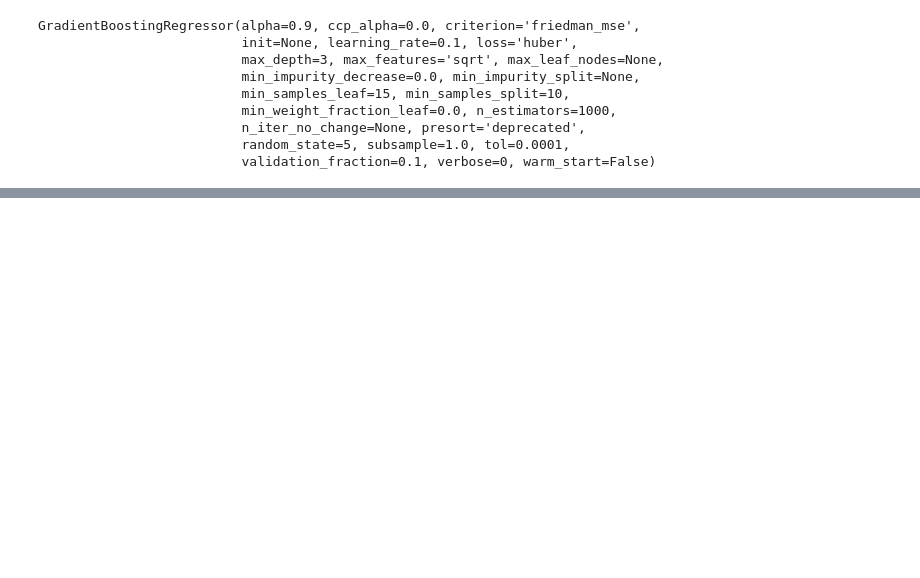
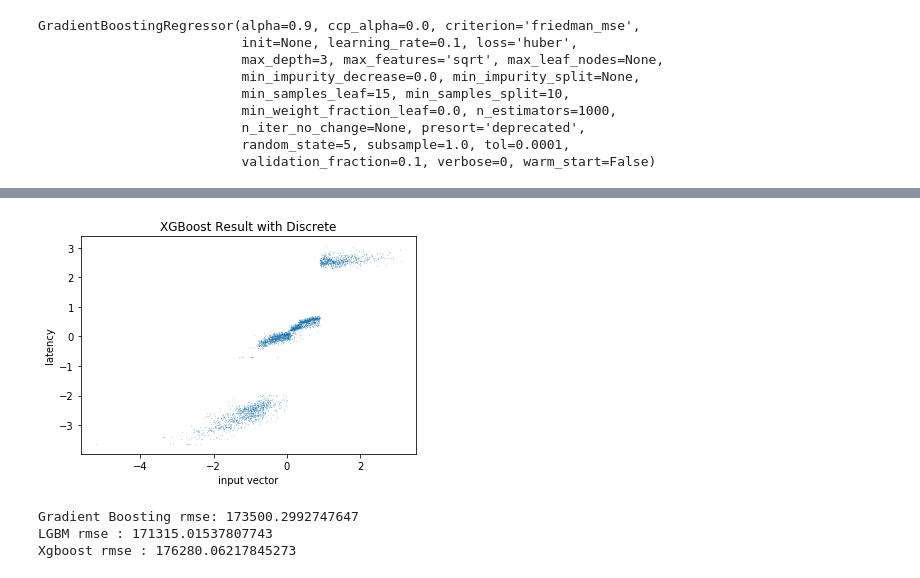
Before and after one commit to meowpunch/LENNA, a Jupyter notebook: NASR/train_mixed_wo_gs.ipynb, the cells around one changed output, grey strips where cells are left out. Drawn from its saved outputs; the diff is of its cells as text; code cells hidden in the pictures; blank space fills up the shorter version.

```diff
--- a/NASR/train_mixed_wo_gs.ipynb
+++ b/NASR/train_mixed_wo_gs.ipynb
@@ -230,0 +191,21 @@ plt.show()
+# %%
+# comparing discrete
+
+xgb_pred_d = model_xgb.predict(x_test_d)
+
+#plt.plot(x_test, y_test)
+plt.scatter(y_test_d, xgb_pred_d, s=0.01)
+plt.xlabel('input vector')
+plt.ylabel('latency')
+plt.title('XGBoost Result with Discrete')
+plt.show()
+# %% [output]
+[figure, added]
+# %%
+print("Gradient Boosting rmse: {}".format(rmse_with_inverse(GBoost, x_test_d, y_test_d)))
+print("LGBM rmse : {}".format(rmse_with_inverse(model_lgb, x_test_d, y_test_d)))
+print("Xgboost rmse : {}".format(rmse_with_inverse(model_xgb, x_test_d, y_test_d)))
+# %% [output]
+Gradient Boosting rmse: 173500.2992747647
+LGBM rmse : 171315.01537807743
+Xgboost rmse : 176280.06217845273
```
Also changed, not shown: parts of 35 cells of this notebook, 2 other files.
